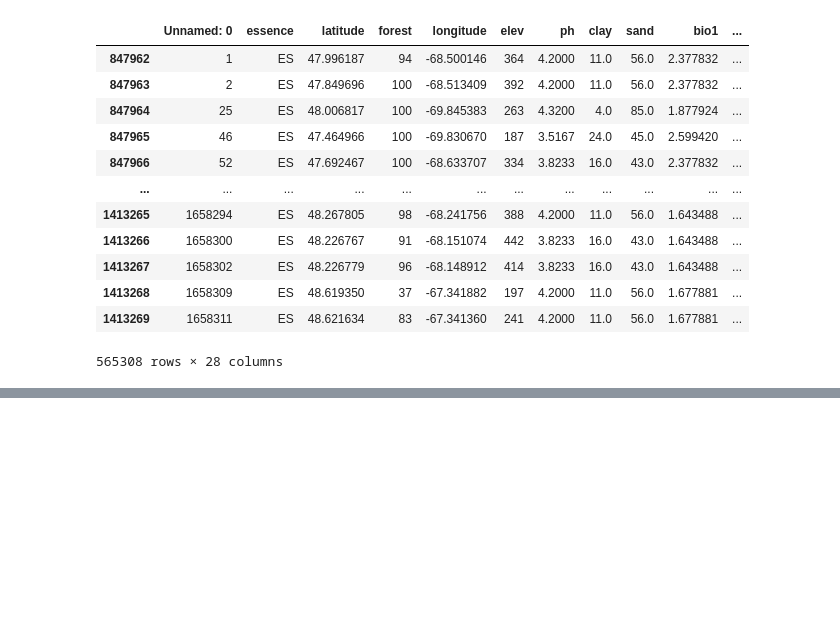
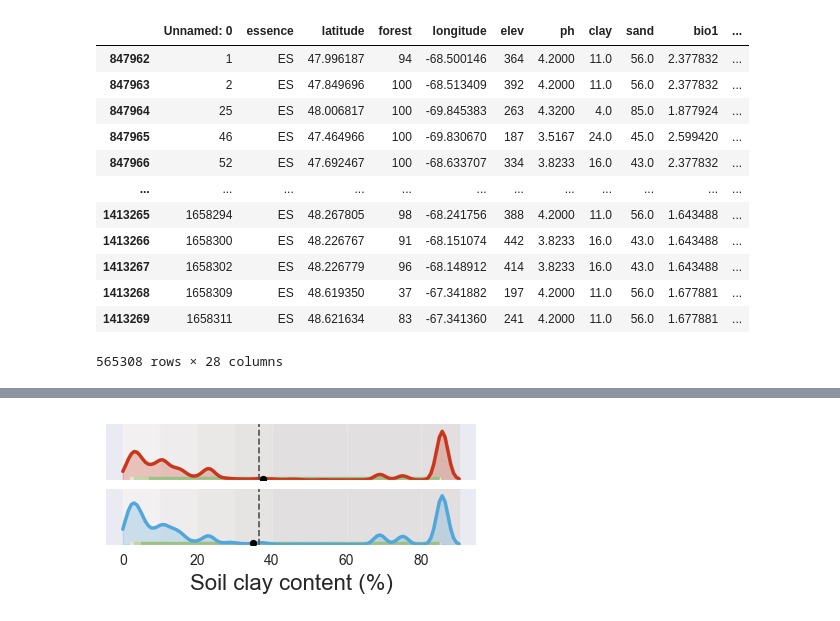
Before and after one commit to jorgelizarazo94/Maple_Quebecois, a Jupyter notebook: Maples_split.ipynb, the cells around one changed output, grey strips where cells are left out. Cells and saved outputs as stored; diff of their text form; code cells hidden in the pictures; blank space fills up the shorter version.

```diff
--- a/Maples_split.ipynb
+++ b/Maples_split.ipynb
@@ -151,0 +329,77 @@ es_data.to_csv('data/db_sugar_maple.csv', index=False)
+# %%
+db = db.replace([np.inf, -np.inf], np.nan).dropna(subset=['essence','clay'])
+db = db[(db['clay'] >= 0) & (db['clay'] <= 100)]   # % válido
+
+species_order  = ['EO','ES']
+species_colors = {'EO': color_EO, 'ES': color_ES}
+labels_nice    = {'EO': 'Red maple (EO)', 'ES': 'Sugar maple (ES)'}
+
+# Eje X común (0–100 % arcilla)
+xmin = max(0, db['clay'].min() - xpad)
+xmax = min(100, db['clay'].max() + xpad)
+x    = np.linspace(xmin, xmax, bins)
+global_mean = db['clay'].mean()
+
+# === KDE suave (hist + convolución gaussiana) ===
+def smooth_density(values, x_grid, sigma_bins=2.0):
+    counts, _ = np.histogram(values, bins=len(x_grid),
+                             range=(x_grid.min(), x_grid.max()), density=True)
+    half = int(4*sigma_bins)
+    kx = np.arange(-half, half+1)
+    kernel = np.exp(-(kx**2)/(2*sigma_bins**2))
+    kernel /= kernel.sum()
+    smooth = np.convolve(counts, kernel, mode='same')
+    return smooth
+
+# === FIGURA COMPACTA ===
+fig, axs = plt.subplots(nrows=len(species_order), ncols=1, figsize=(4, 2), sharex=True)
+if len(species_order) == 1:
+    axs = [axs]
+
+for i, sp in enumerate(species_order):
+    ax = axs[i]
+    subset = db[db['essence'] == sp]
+
+    # Densidad sobre clay
+    y = smooth_density(subset['clay'].values, x, sigma_bins=sigma)
+    y = y / (y.max() if y.max() > 0 else 1.0)
+
+    # --- Bandas guía orientativas de textura por % arcilla ---
+    # ~0–10: arenoso / 10–20: franco arenoso / 20–30: franco / 30–40: franco arcilloso / >40: arcilloso
+    ax.axvspan(xmin, 10,  color='#f4f1f1', alpha=0.95, zorder=0)
+    ax.axvspan(10, 20,    color='#efeded', alpha=0.95, zorder=0)
+    ax.axvspan(20, 30,    color='#eae7e7', alpha=0.95, zorder=0)
+    ax.axvspan(30, 40,    color='#e6e3e3', alpha=0.95, zorder=0)
+    ax.axvspan(40, xmax,  color='#e2dfdf', alpha=0.95, zorder=0)
+
+    # Curva base
+    ax.plot(x, y, color=species_colors[sp], linewidth=2.5)
+    ax.fill_between(x, 0, y, color=species_colors[sp], alpha=0.25)
+
+    # Cuantiles (sobre clay)
+    qs = np.percentile(subset['clay'], [2.5, 10, 25, 75, 90, 97.5])
+    band_y = 0.06
+    for j in range(len(qs) - 1):
+        ax.fill_between([qs[j], qs[j+1]], 0, band_y, color=colors[j], alpha=1.0)
+
+    # Medias
+    sp_mean = subset['clay'].mean()
+    ax.axvline(global_mean, color=darkgrey, linestyle='--', linewidth=1.2)   # media global %
+    ax.scatter([sp_mean], [band_y/2], color='black', s=18, zorder=4)         # media por especie
+
+    # Limpieza
+    ax.set_ylim(0, y_scale)
+    ax.set_yticks([])
+    ax.spines[['left','top','right']].set_visible(False)
+    ax.grid(axis='x', alpha=0.2)
+
+# Etiquetas y leyenda mini
+axs[-1].set_xlabel('Soil clay content (%)', fontsize=16)
+#fig.text(0.60, 0.75, '— Global mean',  ha='left', va='center', fontsize=12, color=darkgrey)
+#fig.text(0.60, 0.85,'● Species mean',  ha='left', va='center', fontsize=12, color=darkgrey)
+
+plt.tight_layout()
+plt.subplots_adjust(hspace=0.15)
+plt.show()
+# %% [output]
+[figure, added]
```
Also changed, not shown: parts of 18 cells of this notebook.
